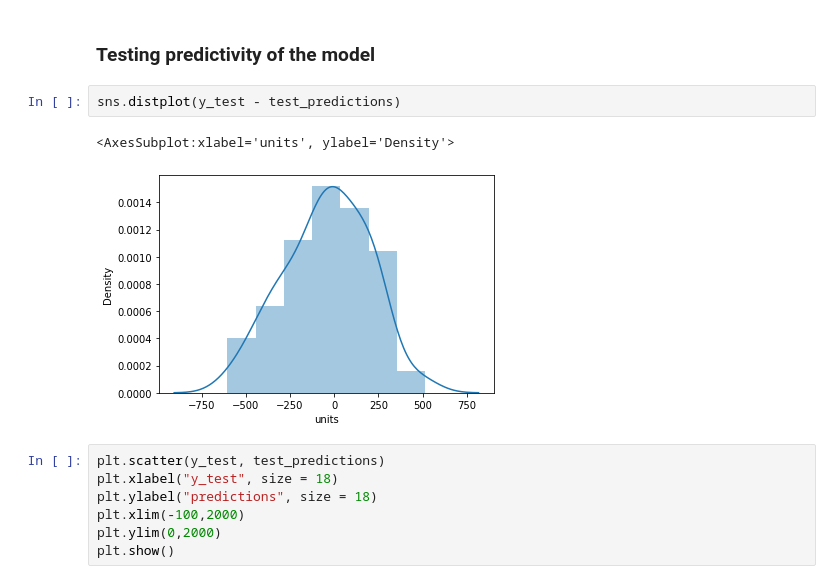
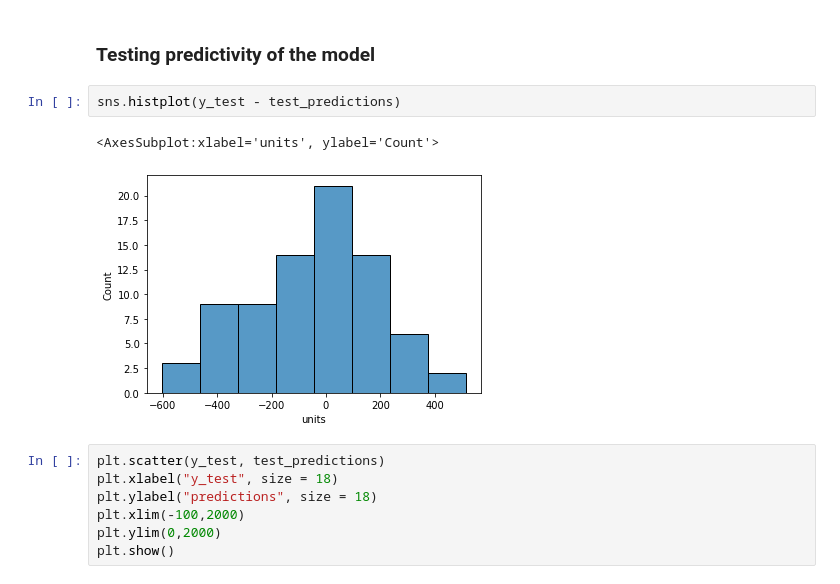
Before and after one commit to pauromp/Mueller_project, a Jupyter notebook: 2. Multilinear regression model for units prediction.ipynb, the cells around one changed output. Cells and saved outputs as stored; diff of their text form.

```diff
--- a/2. Multilinear regression model for units prediction.ipynb
+++ b/2. Multilinear regression model for units prediction.ipynb
@@ -233,10 +233,10 @@ Individual packsizes are much more preferred comparing to the packsize of 6. Whe
 # %% [markdown]
 ### Testing predictivity of the model
 # %%
-sns.distplot(y_test - test_predictions)
+sns.histplot(y_test - test_predictions)
 # %% [output]
-<AxesSubplot:xlabel='units', ylabel='Density'>
+<AxesSubplot:xlabel='units', ylabel='Count'>
-[figure, old version]
+[figure, new version]
 # %%
 plt.scatter(y_test, test_predictions)
 plt.xlabel("y_test", size = 18)
```
Also changed, not shown: parts of 4 cells of this notebook, 1 other file.
